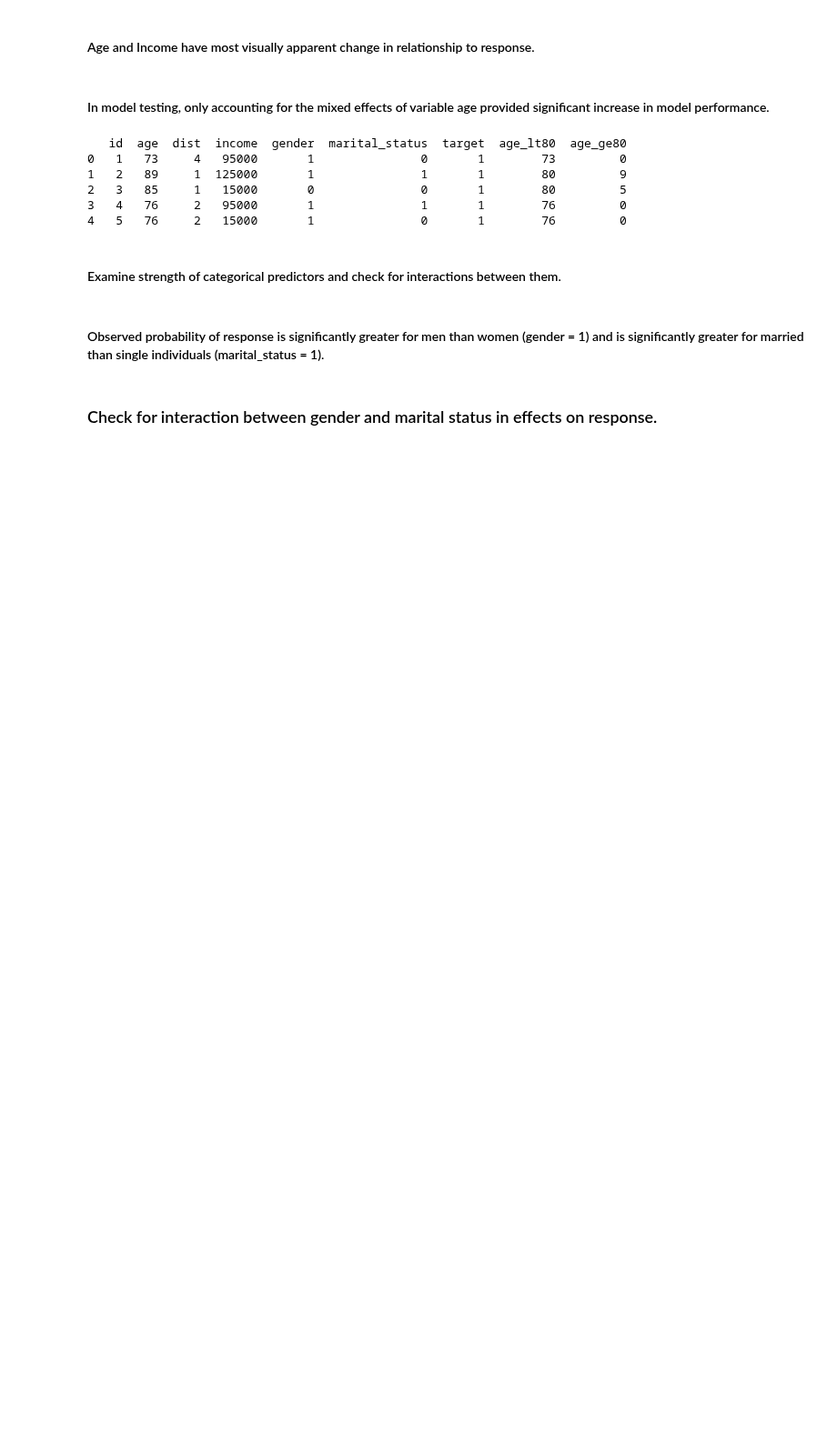
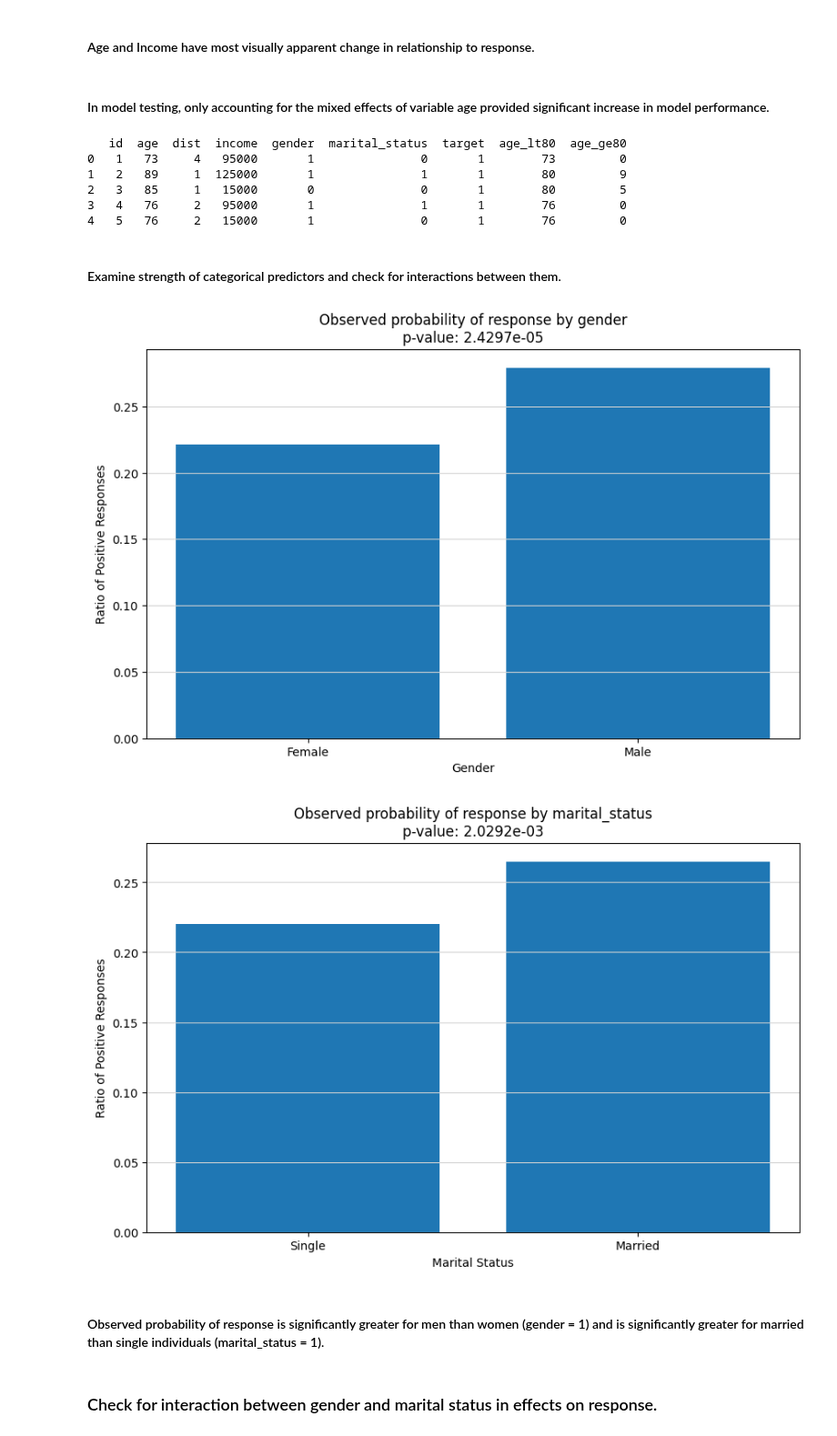
Before and after one commit to Jacob-J-Richards/DS_DA_Projects, a Jupyter notebook: 2-Marketing_Prediction/Main.ipynb, the cells around one changed output. Shown at 91% size. Drawn from its saved outputs; the diff is of its cells as text; code cells hidden in the pictures; blank space fills up the shorter version.

```diff
--- a/2-Marketing_Prediction/Main.ipynb
+++ b/2-Marketing_Prediction/Main.ipynb
@@ -148,31 +148,30 @@ print(data.head())
 # %% [markdown]
 #### Examine strength of categorical predictors and check for interactions between them.
 # %%
-import plotly.graph_objects as go
+import matplotlib.pyplot as plt
 from scipy import stats
 
 def plot_ratio_by_category(data, col, labels):
     group0 = data[data[col] == 0]['target']
     group1 = data[data[col] == 1]['target']
 
     ratios = [len(data[(data[col] == i) & (data['target'] == 1)]) / len(data[data[col] == i]) for i in [0,1]]
 
     _, pvalue = stats.ttest_ind(group0, group1)
 
-    fig = go.Figure(data=[go.Bar(x=labels, y=ratios)])
-    fig.update_layout(
-        title=f'Observed probability of response by {col}<br>p-value: {pvalue:.4e}',
-        xaxis_title=col.replace('_',' ').title(),
-        yaxis_title='Ratio of Positive Responses',
-        yaxis_gridcolor='lightgray',
-        showlegend=False,
-        height=600,
-        width=1000
-    )
-    fig.show()
+    fig, ax = plt.subplots(figsize=(10, 6))
+    ax.bar(labels, ratios)
+    ax.set_title(f'Observed probability of response by {col}\np-value: {pvalue:.4e}')
+    ax.set_xlabel(col.replace('_',' ').title())
+    ax.set_ylabel('Ratio of Positive Responses')
+    ax.grid(axis='y', color='lightgray')
+    plt.show()
 
 plot_ratio_by_category(data, 'gender', ['Female', 'Male'])
 plot_ratio_by_category(data, 'marital_status', ['Single', 'Married'])
+# %% [output]
+[figure, added]
+[figure, added]
 # %% [markdown]
 #### Observed probability of response is significantly greater for men than women (gender = 1) and is significantly greater for married than single individuals (marital_status = 1).
 # %% [markdown]
```
Also changed, not shown: parts of 3 cells of this notebook, 4 other files.
